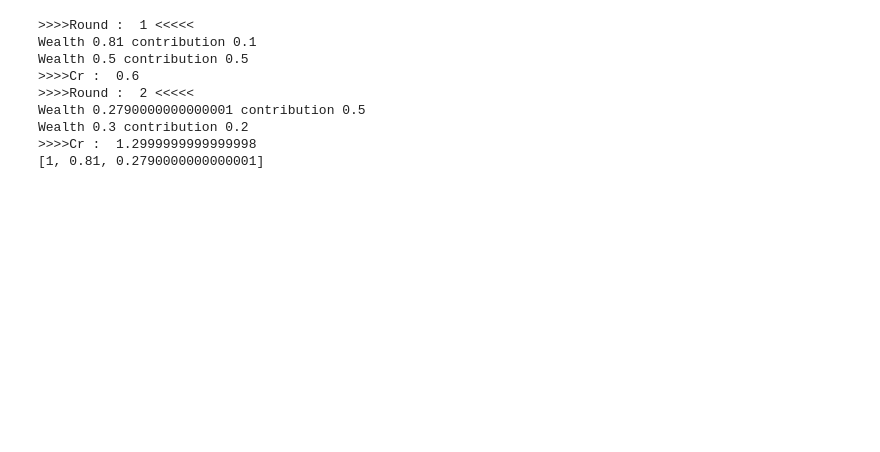
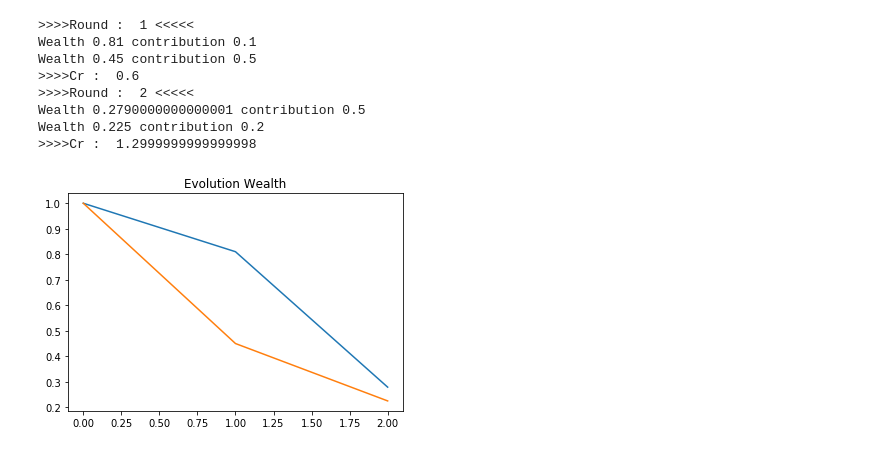
Before and after one commit to mrcyme/Learning-Dynamics-Exam, a Jupyter notebook: Project.ipynb, the cells around one changed output. Cells and saved outputs as stored; diff of their text form; code cells hidden in the pictures; blank space fills up the shorter version.

```diff
--- a/Project.ipynb
+++ b/Project.ipynb
@@ -50,30 +58,36 @@ def CreatePopulation(Number):
 # %%
 rounds = 2 # amount of rounds
 Cr = 0 # initial public good
 population = CreatePopulation(2) # population of players
 population[1].behaviour = [[0.1,0.5,0.1],[0.7,0.2,0.5]]
+temp = 0
+for p in population:
+        temp += p.W
+for p in population:
+        p.total = temp*len(population)
+
 for i in range(rounds):
     temp=0
     print(">>>>Round : ", i+1, "<<<<<")
     for p in population:
         temp += p.Step(Cr)
     Cr+=temp
     print(">>>>Cr : ", Cr, "")
 
-print(population[0].history)
+
 plt.title('Evolution Wealth')
 for p in population:
     plt.plot(p.history)
 # %% [output]
 >>>>Round :  1 <<<<<
 Wealth 0.81 contribution 0.1
-Wealth 0.5 contribution 0.5
+Wealth 0.45 contribution 0.5
 >>>>Cr :  0.6
 >>>>Round :  2 <<<<<
 Wealth 0.2790000000000001 contribution 0.5
-Wealth 0.3 contribution 0.2
+Wealth 0.225 contribution 0.2
 >>>>Cr :  1.2999999999999998
-[1, 0.81, 0.2790000000000001]
+[figure, added]
 # %%
 plt.title('Evolution Contribution')
 for p in population:
```
Also changed, not shown: parts of 5 cells of this notebook.
